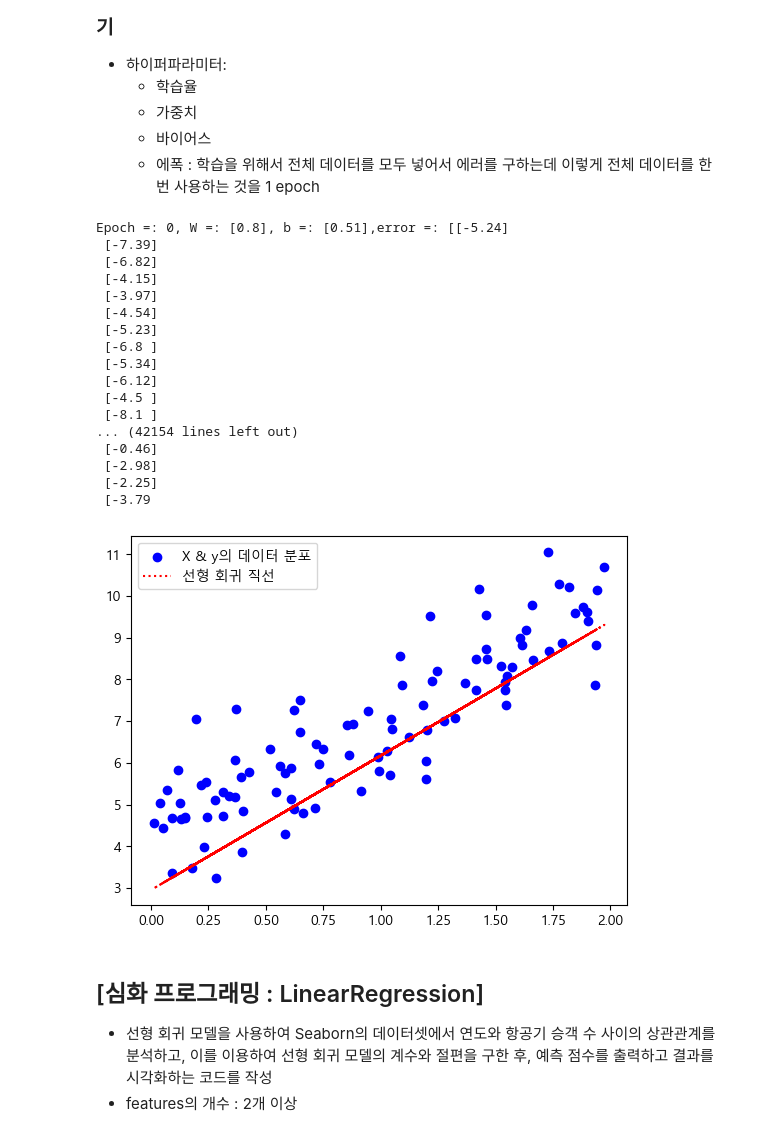
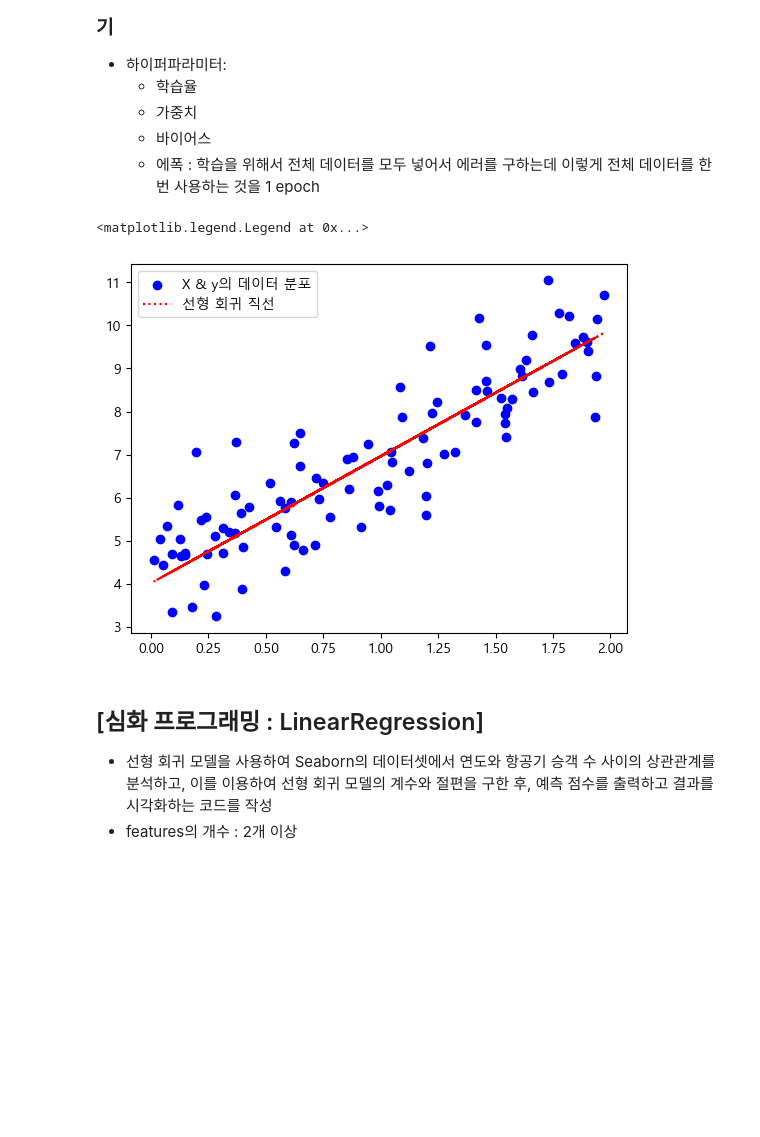
Before and after one commit to cybercherrybomb/python_basic_2_1, a Jupyter notebook: python_basic_2-main/ch12_update_class_1_수요일_5_22.ipynb, the cells around one changed output. Cells and saved outputs as stored; diff of their text form; code cells hidden in the pictures; blank space fills up the shorter version.

```diff
--- a/python_basic_2-main/ch12_update_class_1_수요일_5_22.ipynb
+++ b/python_basic_2-main/ch12_update_class_1_수요일_5_22.ipynb
@@ -157,56 +151,39 @@ R^2 : 0.9437320687923872, MSE : 114.83418502778855
     * 에폭 : 학습을 위해서 전체 데이터를 모두 넣어서 에러를 구하는데 이렇게 전체 데이터를 한 번 사용하는 것을 1 epoch
 # %%
 # 1. LinearRegression 사용하지 않고 하이퍼파라미터 튜닝
+
 import numpy as np
 import matplotlib.pyplot as plt
 plt.rcParams["font.family"] = 'Malgun Gothic'
 
 # 1. dataset
 np.random.seed(42)
 X = 2 * np.random.rand(100, 1)
-y = 4 + 3 * X + np.random.randn(100, 1) #(100,)
+y = 4 + 3 * X + np.random.randn(100, 1)
 
-# 2. 파라미터 초기화
-#w, b = 0, 0
+# 2. Initialize parameter
 w, b = np.random.rand(1), np.random.rand(1)
-eta , epoch  = 0.00001, 1000 # 학습율을 매우 작게 줄 경우 -> 수렴하는 시간이 길어진다.
+eta , epoch  = 0.0001, 1000 # 학습율을 매우 작게 줄 경우 -> 수렴하는 시간이 길어진다.
 # eta , epoch  = 1.0, 1000 # 학습율을 매우 크게 줄 경우 -> 발산
 
-# 3. 경사하강법 구현
+# 2. 경사하강법 구현
 for i in range(epoch):
-    y_pred = w*X + b
+    y_pred = w*X + b # 선형 회귀 선 (1차함수 )
     error = y_pred - y
-    w = w- eta * (error* X).sum()
-    b = b - eta * error.sum()
-    print(f"Epoch =: {i}, W =: {w.round(2)}, b =: {b.round(2)},error =: {error.round(2)}")
+    w =  w - eta* (error*X).sum()
+    b = b - eta* error.sum()
+    # print(f"Epoch =:  {i}, W =: { w.round(2)}, b=: { b.round(2)}, error =: {error.round(2)}")
 
-print( 'W = ', w,'b=',b,',error=',error)
+# print('W = ', w, ', b=', b, ', error=', error)
 
-# 4. 데이터 분포 및 회귀 선 시각화
+# 3. 데이터 분포 및 회귀 선 시각화
 plt.scatter(X, y, color = 'blue', label="X & y의 데이터 분포")
 y_pred = w* X + b # 계산으로 구한 가중치와 절편을 이용하여 선형회귀 직선을 그리기
 plt.plot(X, y_pred, 'r:', label = "선형 회귀 직선")
 plt.legend()
-plt.savefig("SGD.jpg")
 # %% [output]
-Epoch =: 0, W =: [0.8], b =: [0.51],error =: [[-5.24]
- [-7.39]
- [-6.82]
- [-4.15]
- [-3.97]
- [-4.54]
- [-5.23]
- [-6.8 ]
- [-5.34]
- [-6.12]
- [-4.5 ]
- [-8.1 ]
-... (42154 lines left out)
- [-0.46]
- [-2.98]
- [-2.25]
- [-3.79
+<matplotlib.legend.Legend at 0x...>
-[figure, old version]
+[figure, new version]
 # %% [markdown]
 ## [심화 프로그래밍 : LinearRegression]
 * 선형 회귀 모델을 사용하여 Seaborn의 데이터셋에서 연도와 항공기 승객 수 사이의 상관관계를 분석하고, 이를 이용하여 선형 회귀 모델의 계수와 절편을 구한 후, 예측 점수를 출력하고 결과를 시각화하는 코드를 작성
```
Also changed, not shown: parts of 44 cells of this notebook, 4 other files.
